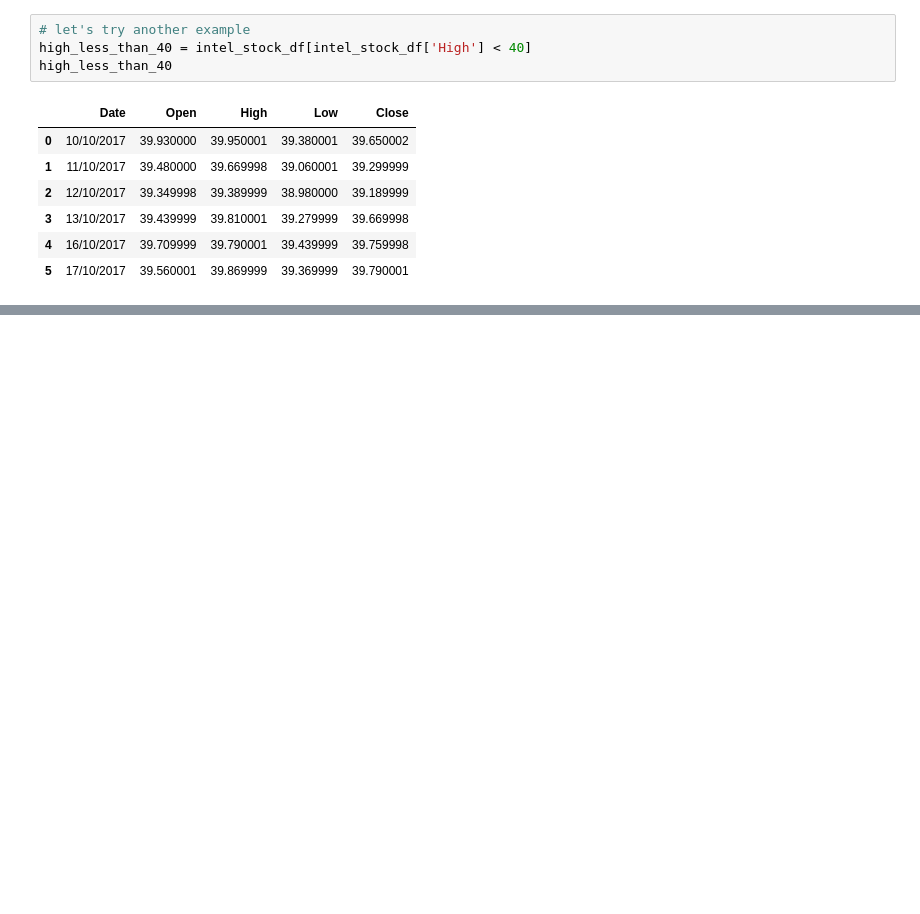
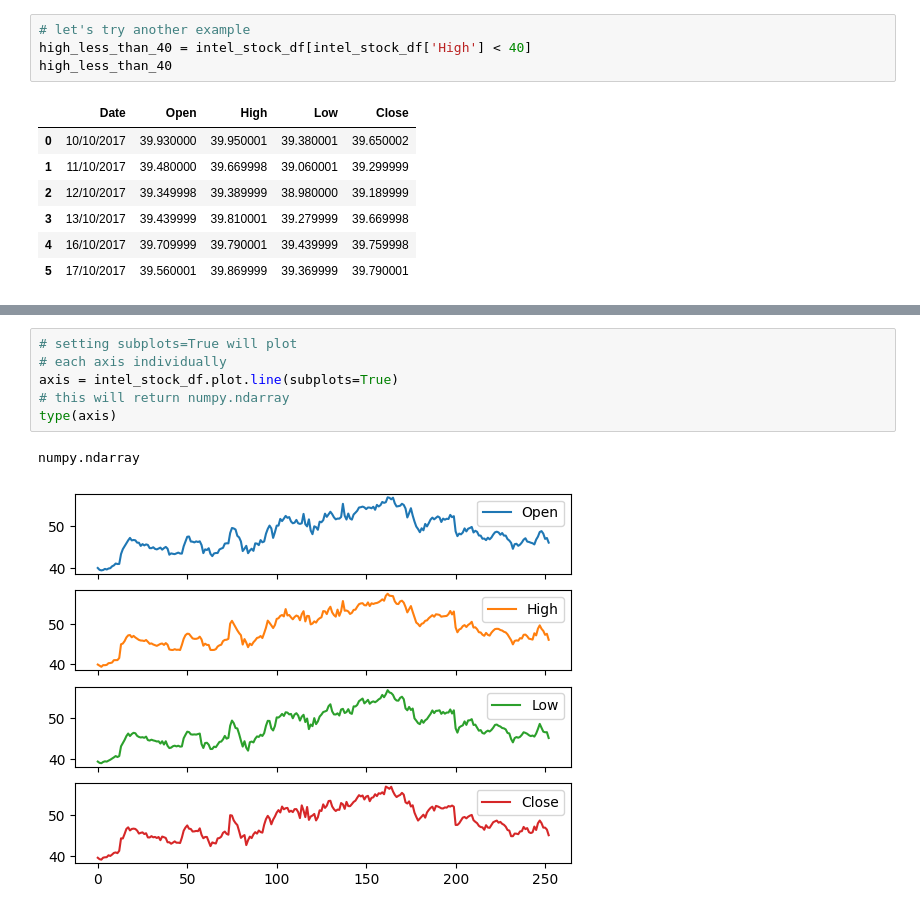
Before and after one commit to moisescujardo/python-projects, a Jupyter notebook: data-science-projects/learning_python_pandas_intel_stock_data.ipynb, the cells around one changed output, grey strips where cells are left out. Saved outputs shown, nothing was run; the diff lists cells and outputs as text; blank space fills up the shorter version.

```diff
--- a/data-science-projects/learning_python_pandas_intel_stock_data.ipynb
+++ b/data-science-projects/learning_python_pandas_intel_stock_data.ipynb
@@ -245,0 +269,9 @@ open_gt_39_close_lt_40
+# %%
+# setting subplots=True will plot
+# each axis individually
+axis = intel_stock_df.plot.line(subplots=True)
+# this will return numpy.ndarray
+type(axis)
+# %% [output]
+numpy.ndarray
+[figure, added]
```
Also changed, not shown: parts of 9 cells of this notebook.
